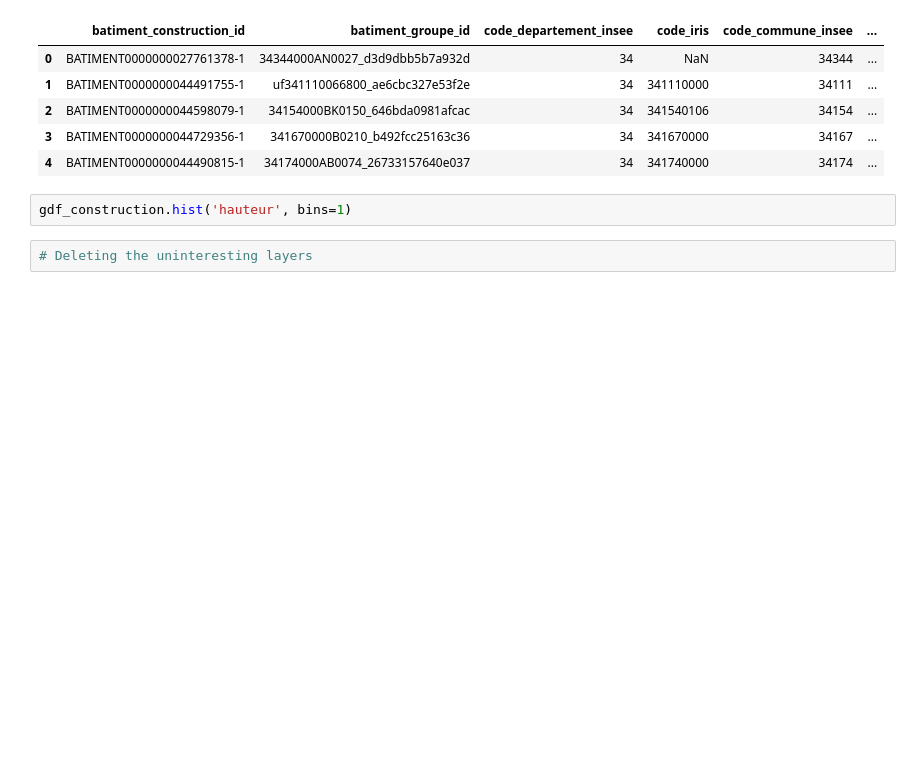
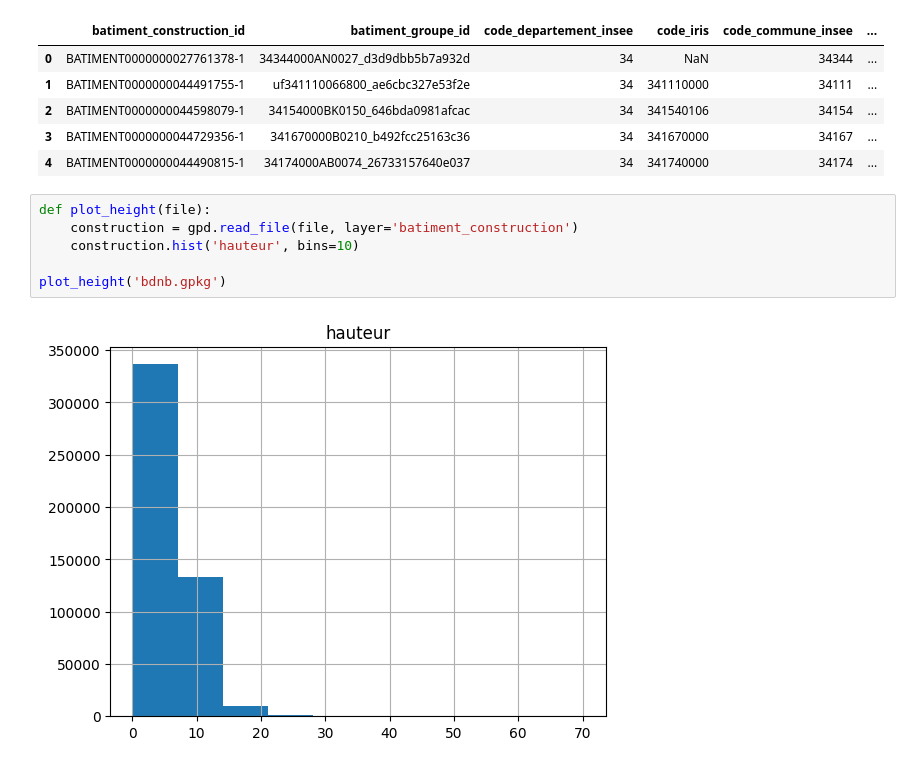
Before and after one commit to JulietteGohin/Info_Aura, a Jupyter notebook: Test_dep34.ipynb, the cells around one changed output. Cells and saved outputs as stored; diff of their text form; blank space fills up the shorter version.

```diff
--- a/Test_dep34.ipynb
+++ b/Test_dep34.ipynb
@@ -48,6 +78,10 @@ gdf_construction.head()
 | 3 | BATIMENT0000000044729356-1 | 341670000B0210_b492fcc25163c36 | 34 | 341670000 | 34167 | ... |
 | 4 | BATIMENT0000000044490815-1 | 34174000AB0074_26733157640e037 | 34 | 341740000 | 34174 | ... |
 # %%
-gdf_construction.hist('hauteur', bins=1)
+def plot_height(file):
+    construction = gpd.read_file(file, layer='batiment_construction')
+    construction.hist('hauteur', bins=10)
+
+plot_height('bdnb.gpkg')
+# %% [output]
+[figure, added]
-# %%
-# Deleting the uninteresting layers
```
Also changed, not shown: parts of 6 cells of this notebook, 1 other file.
